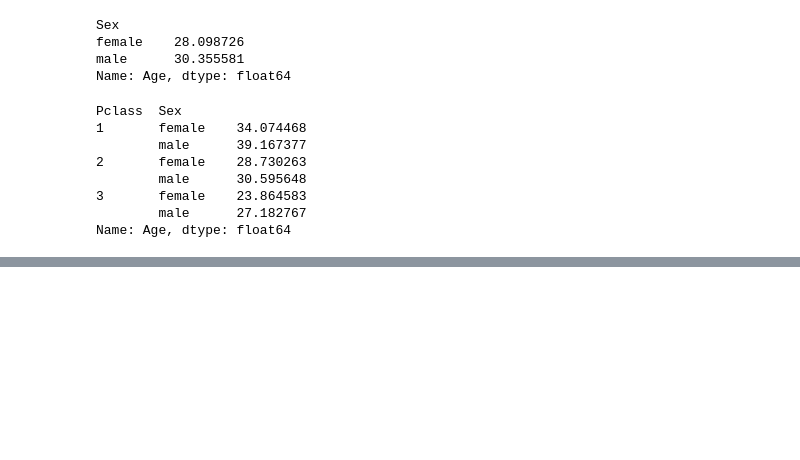
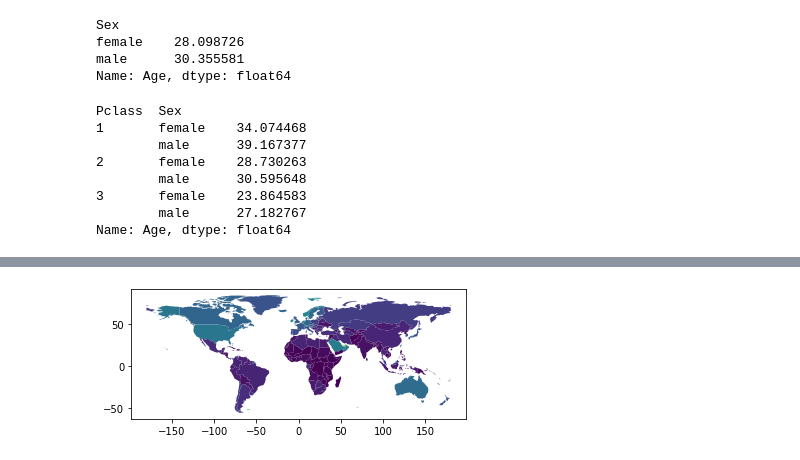
Before and after one commit to BharathC15/NielitChennai, a Jupyter notebook: python/pyBasic.ipynb, the cells around one changed output, grey strips where cells are left out. Cells and saved outputs as stored; diff of their text form; code cells hidden in the pictures; blank space fills up the shorter version.

```diff
--- a/python/pyBasic.ipynb
+++ b/python/pyBasic.ipynb
@@ -426,0 +747,6 @@ Name: Age, dtype: float64
+# %%
+worlddf= worlddf[(worlddf.pop_est>0) & (worlddf.name!="Antarctica")]
+worlddf['gdp_per_cap'] = worlddf.gdp_md_est / worlddf.pop_est
+worlddf.plot(column='gdp_per_cap');
+# %% [output]
+[figure, added]
```
Also changed, not shown: parts of 70 cells of this notebook, 6 other files.
